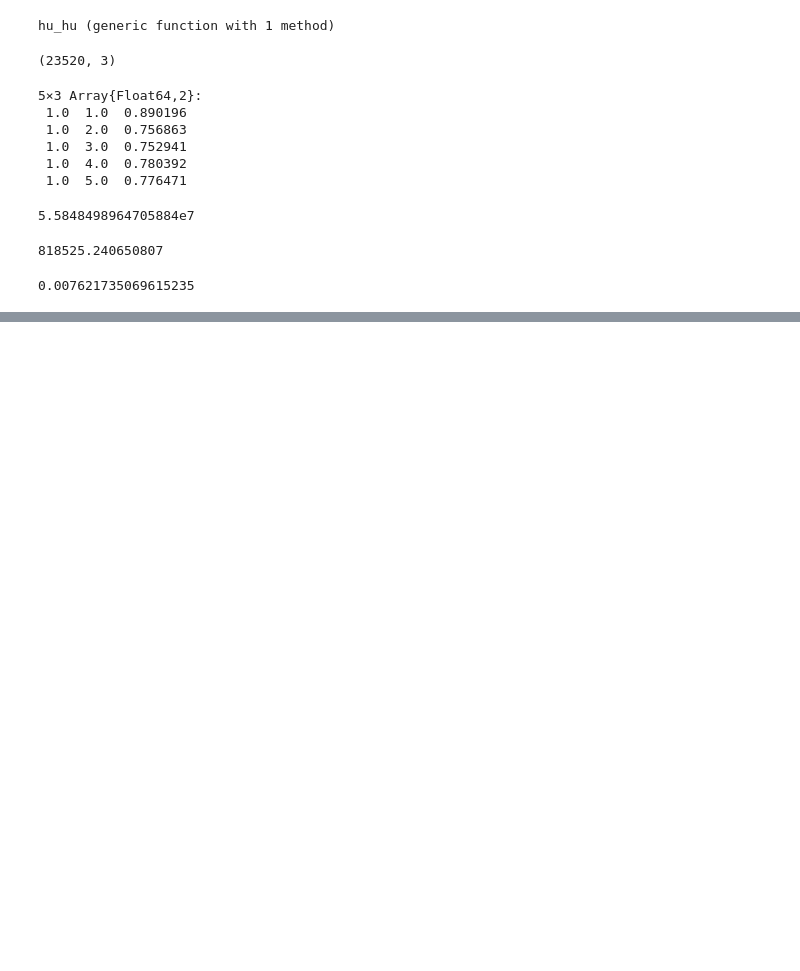
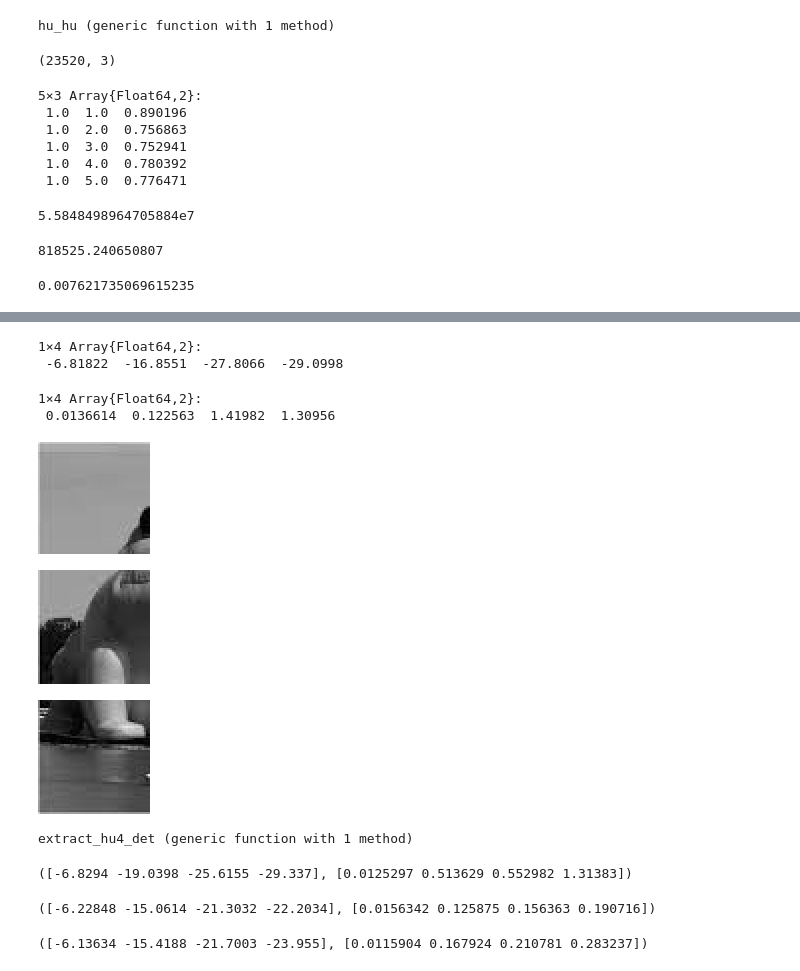
Before and after one commit to yiyuezhuo/nonparametric-statistic-class-paper, a Jupyter notebook: bootstrap_invariant_feature.ipynb, the cells around one changed output, grey strips where cells are left out. Cells and saved outputs as stored; diff of their text form; code cells hidden in the pictures; blank space fills up the shorter version.

```diff
--- a/bootstrap_invariant_feature.ipynb
+++ b/bootstrap_invariant_feature.ipynb
@@ -251,0 +318,33 @@ std(mat,dims=1)
+# %%
+mean(log.(get_mat(get_arr(lefttop), factor=1)[:,1:4]), dims=1)
+# %% [output]
+1×4 Array{Float64,2}:
+ -6.81822  -16.8551  -27.8066  -29.0998
+# %%
+std(log.(get_mat(get_arr(lefttop), factor=1)[:,1:4]), dims=1)
+# %% [output]
+1×4 Array{Float64,2}:
+ 0.0136614  0.122563  1.41982  1.30956
+# %%
+s = Int(div(size(toad,1),3))
+lefttop = toad[1:s, 1:s]
+# %% [output]
+[figure, added]
+# %%
+leftcenter = toad[s:s*2,1:s]
+# %% [output]
+[figure, added]
+# %%
+leftbottom  =toad[s*2:s*3,1:s]
+# %% [output]
+[figure, added]
+# %%
+function extract_hu4(patch)
+    return log.(get_mat(get_arr(patch), factor=1)[:,1:4])
+end
+
+function extract_hu4_det(patch)
+    return hu_hu(get_arr(patch))
+end
+# %% [output]
+extract_hu4_det (generic function with 1 method)
@@ -251,0 +356,12 @@ std(mat,dims=1)
+# %%
+mean(lefttop_hu, dims=1),std(lefttop_hu, dims=1)
+# %% [output]
+([-6.8294 -19.0398 -25.6155 -29.337], [0.0125297 0.513629 0.552982 1.31383])
+# %%
+mean(leftcenter_hu, dims=1),std(leftcenter_hu, dims=1)
+# %% [output]
+([-6.22848 -15.0614 -21.3032 -22.2034], [0.0156342 0.125875 0.156363 0.190716])
+# %%
+mean(leftbottom_hu, dims=1),std(leftbottom_hu, dims=1)
+# %% [output]
+([-6.13634 -15.4188 -21.7003 -23.955], [0.0115904 0.167924 0.210781 0.283237])
```
Also changed, not shown: parts of 47 cells of this notebook, 12 other files.
